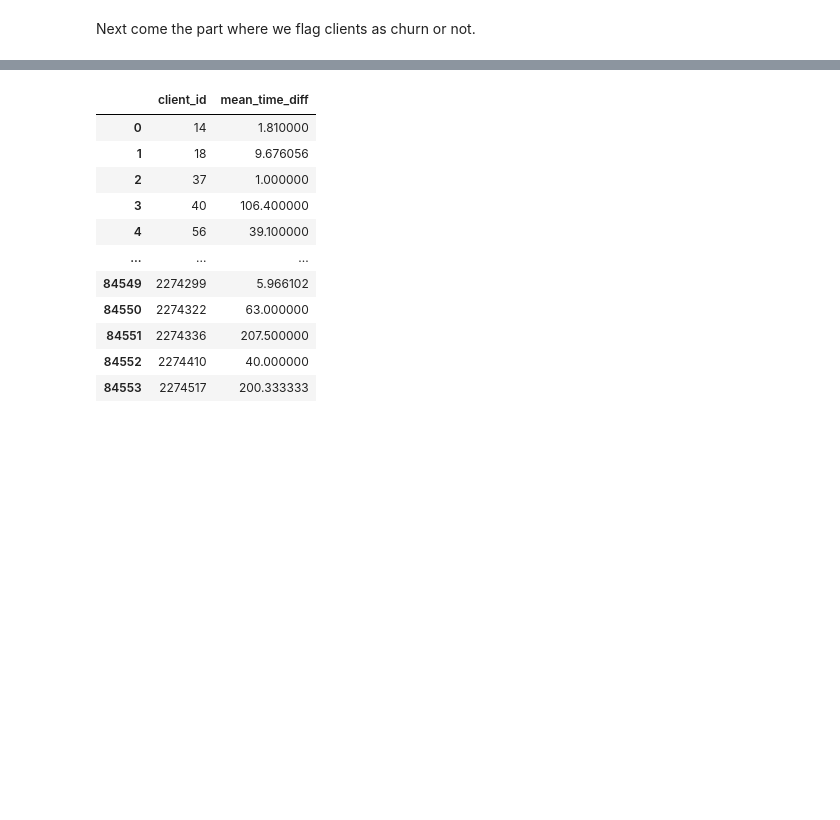
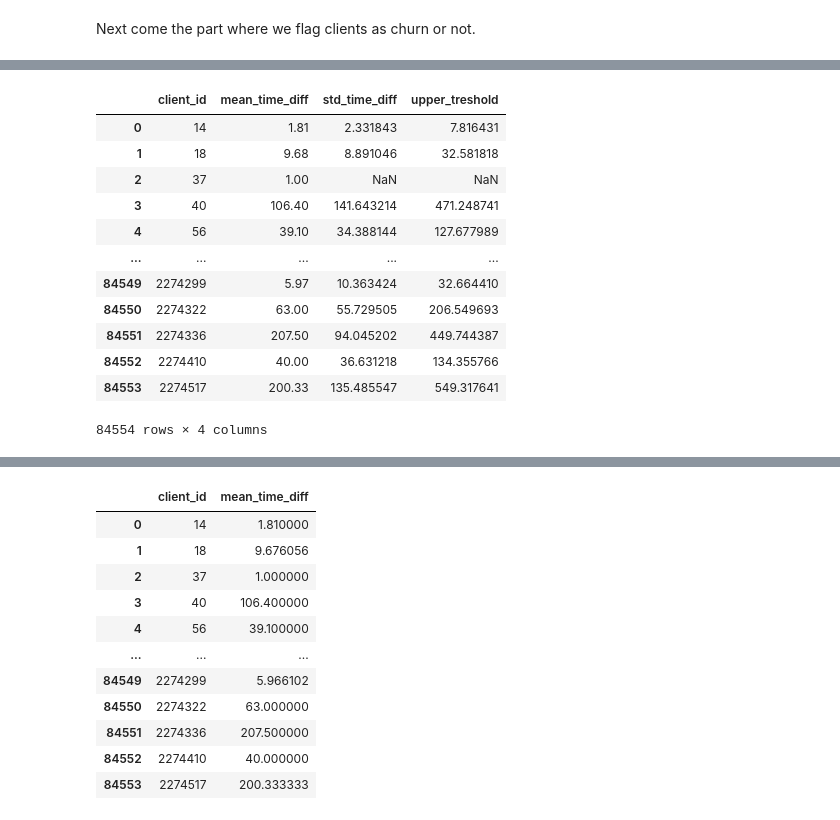
Before and after one commit to chachouswim2/BCG-X-Hackathon-, a Jupyter notebook: notebooks/Rule_Based_Churn.ipynb, the cells around one changed output, grey strips where cells are left out. Drawn from its saved outputs; the diff is of its cells as text; code cells hidden in the pictures; blank space fills up the shorter version.

```diff
--- a/notebooks/Rule_Based_Churn.ipynb
+++ b/notebooks/Rule_Based_Churn.ipynb
@@ -85 +222,4 @@ def compute_churned_clients(df):
     return df_churned
+# %%
+confidence_level = 0.99
+stats.norm.ppf((1+confidence_level) / 2)
@@ -85,0 +244,18 @@ def compute_churned_clients(df):
+# %%
+ # Label a client as "churned" if the maximum time between two orders is above the upper threshold of the confidence interval
+mean_time_diff['upper_treshold'] = mean_time_diff['mean_time_diff'] + stats.norm.ppf((1+confidence_level) / 2) * mean_time_diff['std_time_diff']
+mean_time_diff
+# %% [output]
+|  | client_id | mean_time_diff | std_time_diff | upper_treshold |
+| 0 | 14 | 1.81 | 2.331843 | 7.816431 |
+| 1 | 18 | 9.68 | 8.891046 | 32.581818 |
+| 2 | 37 | 1.00 | NaN | NaN |
+| 3 | 40 | 106.40 | 141.643214 | 471.248741 |
+| 4 | 56 | 39.10 | 34.388144 | 127.677989 |
+| ... | ... | ... | ... | ... |
+| 84549 | 2274299 | 5.97 | 10.363424 | 32.664410 |
+| 84550 | 2274322 | 63.00 | 55.729505 | 206.549693 |
+| 84551 | 2274336 | 207.50 | 94.045202 | 449.744387 |
+| 84552 | 2274410 | 40.00 | 36.631218 | 134.355766 |
+| 84553 | 2274517 | 200.33 | 135.485547 | 549.317641 |
+84554 rows × 4 columns
```
Also changed, not shown: parts of 16 cells of this notebook.
